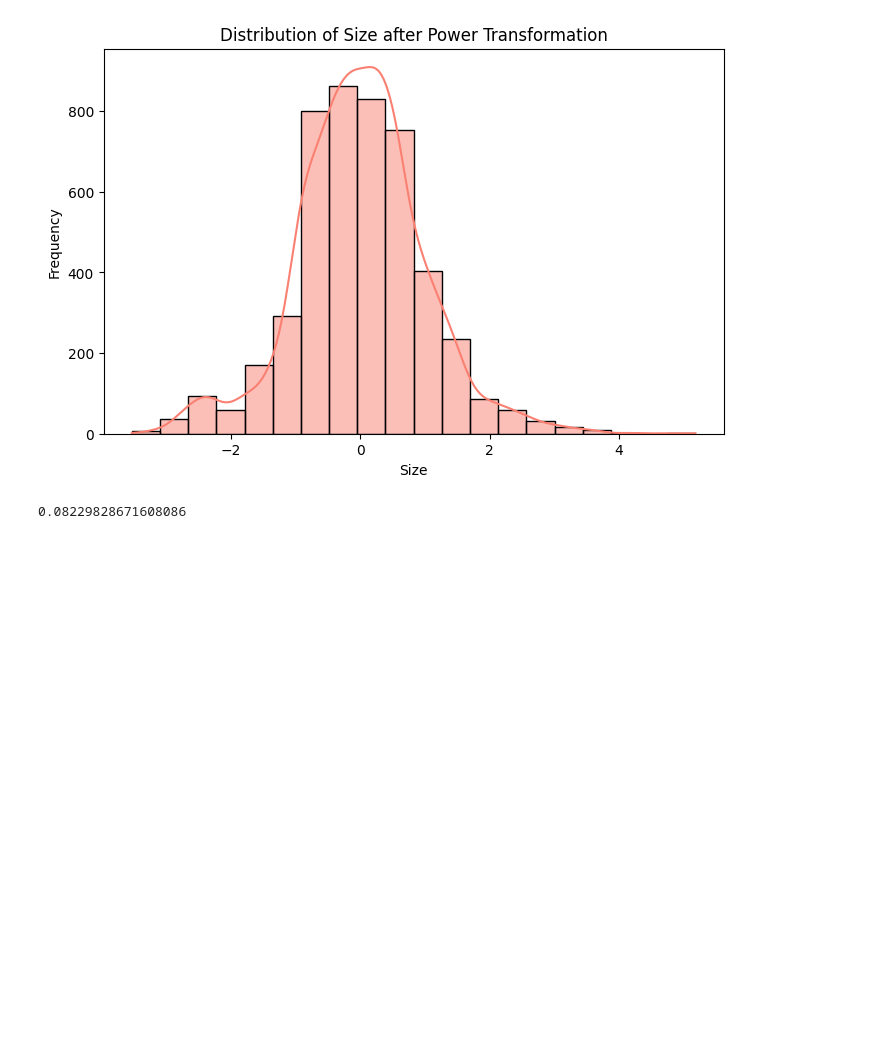
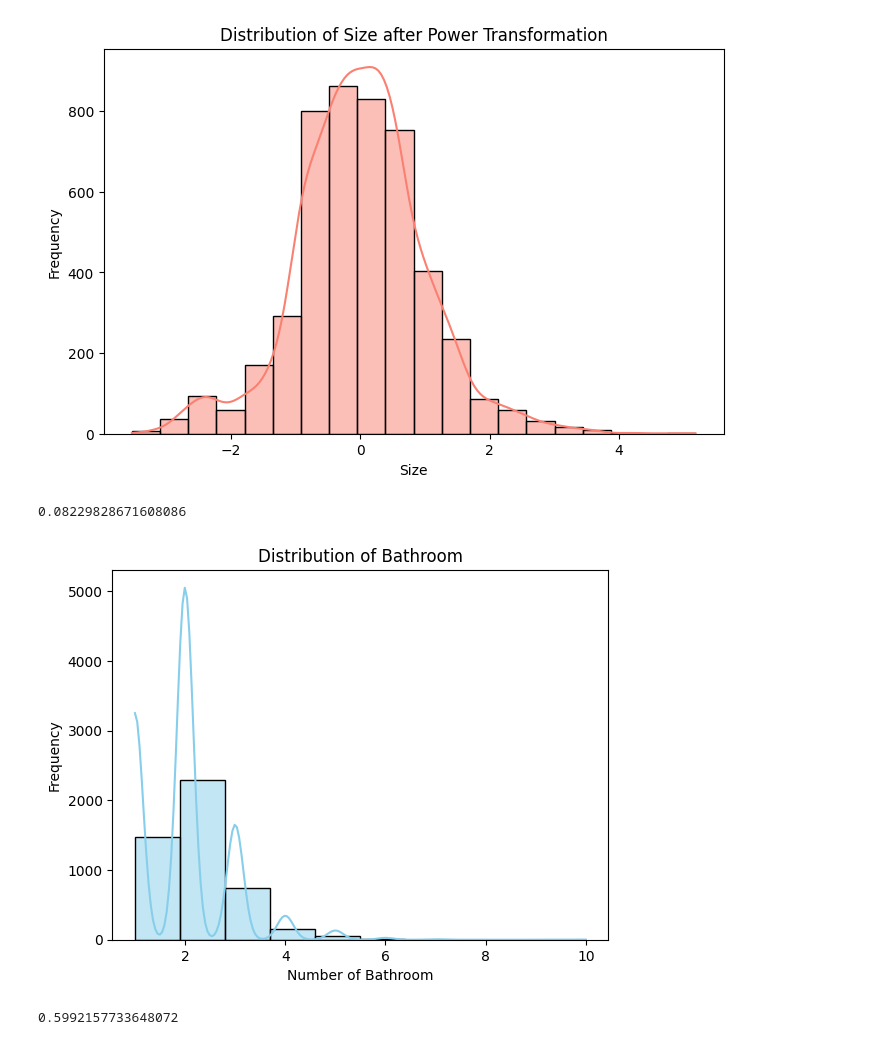
Before and after one commit to kanika-07cs/Task11-7.10.25-, a Jupyter notebook: Task.ipynb, the cells around one changed output. Cells and saved outputs as stored; diff of their text form; code cells hidden in the pictures; blank space fills up the shorter version.

```diff
--- a/Task.ipynb
+++ b/Task.ipynb
@@ -133,3 +137,13 @@ print(df['Size_transformed'].skew())
 # %% [output]
 [figure]
 0.08229828671608086
+# %%
+sns.histplot(df['Bathroom'], bins=10, kde=True, color='skyblue')
+plt.title('Distribution of Bathroom')
+plt.xlabel('Number of Bathroom')
+plt.ylabel('Frequency')
+plt.show()
+print(df['BHK'].skew())
+# %% [output]
+[figure, added]
+0.5992157733648072
```
Also changed, not shown: parts of 10 cells of this notebook.
